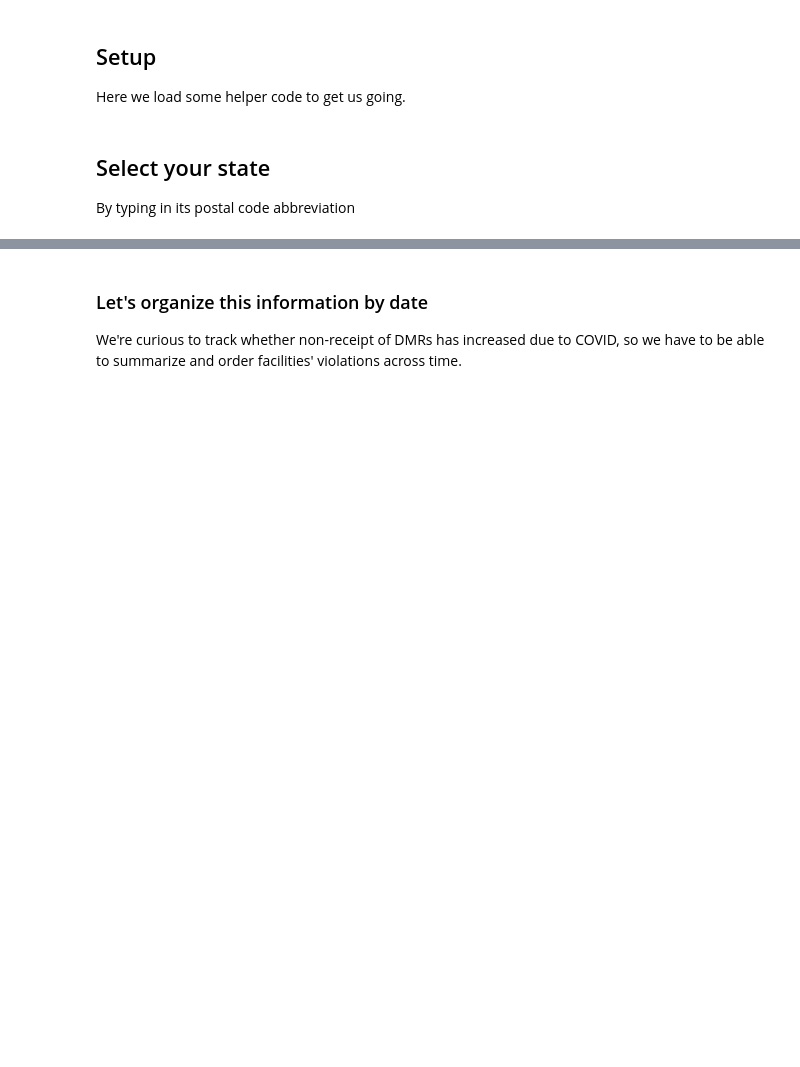
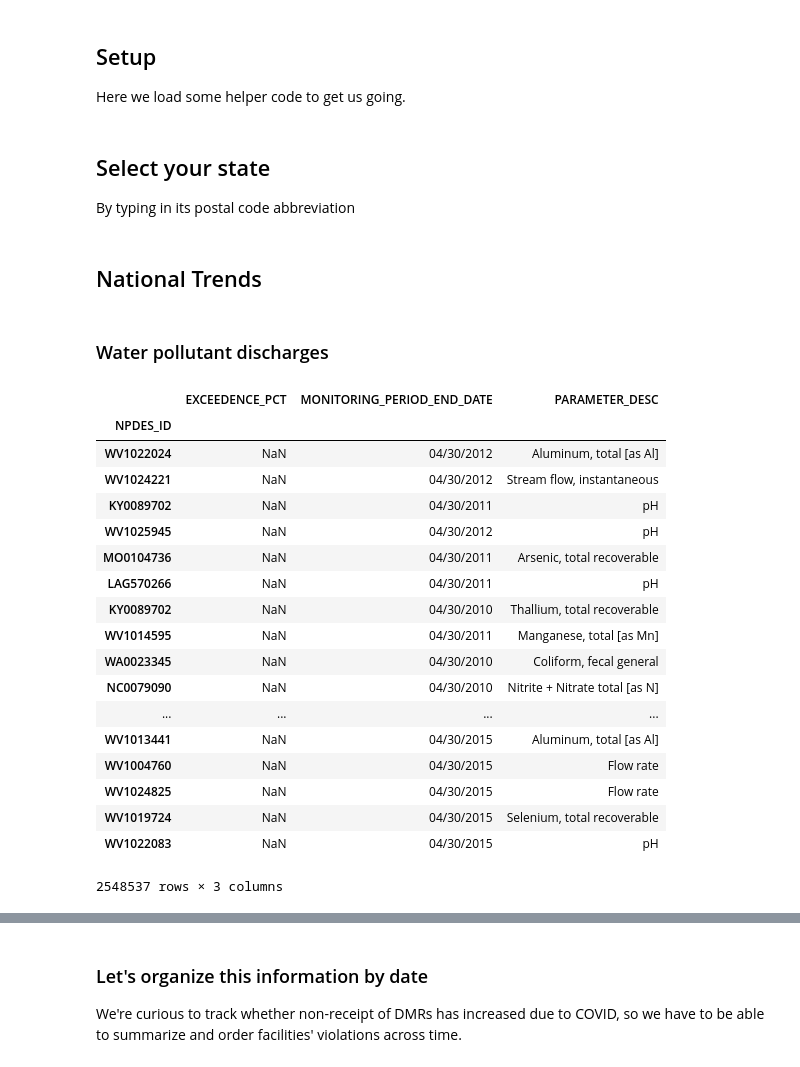
Before and after one commit to edgi-govdata-archiving/ECHO-COVID19, a Jupyter notebook: ECHO-COVID19.ipynb, the cells around one changed output, grey strips where cells are left out. Drawn from its saved outputs; the diff is of its cells as text; code cells hidden in the pictures; blank space fills up the shorter version.

```diff
--- a/ECHO-COVID19.ipynb
+++ b/ECHO-COVID19.ipynb
@@ -30,0 +50,35 @@ my_state="LA" # Could switch to dropdown menu
+# %% [markdown]
+## National Trends
+# %% [markdown]
+### Water pollutant discharges
+# %%
+sql = "select NPDES_ID, EXCEEDENCE_PCT, MONITORING_PERIOD_END_DATE, PARAMETER_DESC" + \
+    " from NPDES_EFF_VIOLATIONS where MONITORING_PERIOD_END_DATE like '04/%'"
+#NPDES_ID like '" + my_state + "%' and" +\
+url='http://apps.tlt.stonybrook.edu/echoepa/?query='
+data_location=url+urllib.parse.quote(sql)
+#
+
+data = pd.read_csv(data_location,encoding='iso-8859-1',header = 0)
+data.set_index("NPDES_ID", inplace=True)
+data
+# %% [output]
+|  | EXCEEDENCE_PCT | MONITORING_PERIOD_END_DATE | PARAMETER_DESC |
+| NPDES_ID |  |  |  |
+| WV1022024 | NaN | 04/30/2012 | Aluminum, total [as Al] |
+| WV1024221 | NaN | 04/30/2012 | Stream flow, instantaneous |
+| KY0089702 | NaN | 04/30/2011 | pH |
+| WV1025945 | NaN | 04/30/2012 | pH |
+| MO0104736 | NaN | 04/30/2011 | Arsenic, total recoverable |
+| LAG570266 | NaN | 04/30/2011 | pH |
+| KY0089702 | NaN | 04/30/2010 | Thallium, total recoverable |
+| WV1014595 | NaN | 04/30/2011 | Manganese, total [as Mn] |
+| WA0023345 | NaN | 04/30/2010 | Coliform, fecal general |
+| NC0079090 | NaN | 04/30/2010 | Nitrite + Nitrate total [as N] |
+| ... | ... | ... | ... |
+| WV1013441 | NaN | 04/30/2015 | Aluminum, total [as Al] |
+| WV1004760 | NaN | 04/30/2015 | Flow rate |
+| WV1024825 | NaN | 04/30/2015 | Flow rate |
+| WV1019724 | NaN | 04/30/2015 | Selenium, total recoverable |
+| WV1022083 | NaN | 04/30/2015 | pH |
+2548537 rows × 3 columns
```
Also changed, not shown: parts of 5 cells of this notebook.
